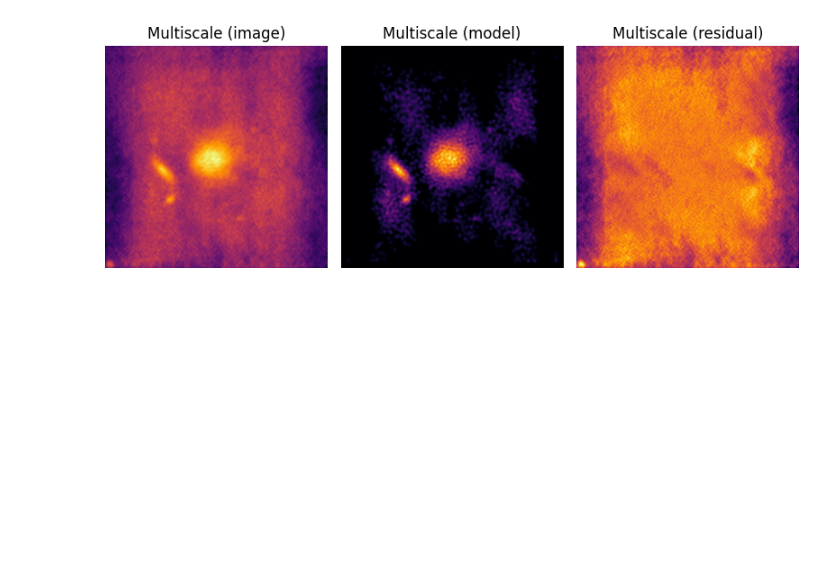
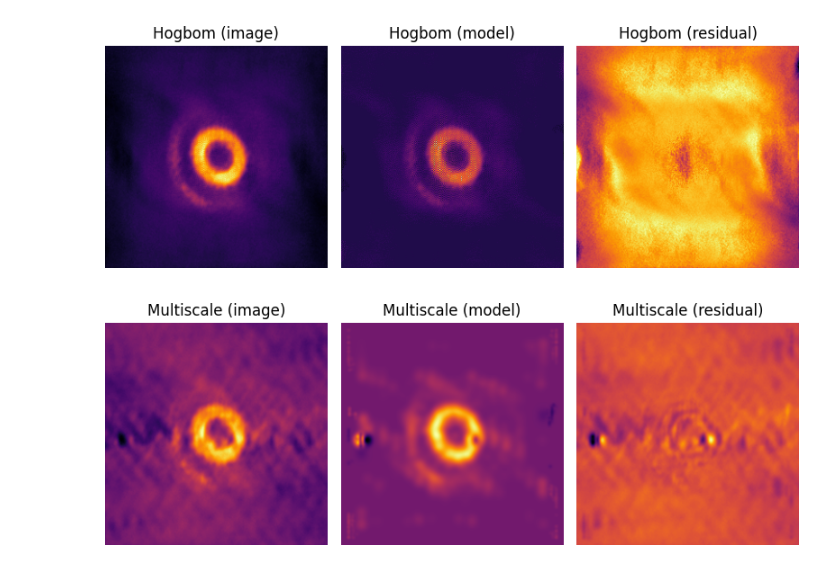
Before and after one commit to Luis-Valenzuela-Concha/AQuaRRAI, a Jupyter notebook: notebooks/preprocess_examples/example_imager.ipynb, the cells around one changed output. Cells and saved outputs as stored; diff of their text form; code cells hidden in the pictures; blank space fills up the shorter version.

```diff
--- a/notebooks/preprocess_examples/example_imager.ipynb
+++ b/notebooks/preprocess_examples/example_imager.ipynb
@@ -32,14 +28,29 @@ plot_image(image_path=str(image_path), title='Hogbom')
+# %%
+niter_hogbom = 40001
+tclean_config = {
+    'imsize': 256,
+    'cell': '0.02arcsec', # 0.02arcsec
+    'niter': niter_hogbom,
+    'weighting': 'natural',
+}
+
+imager.tclean_hogbom(config=tclean_config)
+
+image_path = ROOT / 'data/processed' / image / sim / f'tclean_hogbom_{niter_hogbom}'
+plot_image(image_path=str(image_path), title='Hogbom')
+# %% [output]
+[figure, added]
 # %%
-niter = 2500
+niter_multiscale = 2501
 tclean_multiscale_config = {
     'imsize': 256,
-    'cell': '0.02arcsec',
-    'niter': niter,
+    'cell': '0.02arcsec', # 0.02arcsec
+    'niter': niter_multiscale,
     'weighting': 'natural',
-    'scales': [0,5,100],
+    'scales': [0,5,15],
 }
 imager.tclean_multiscale(config=tclean_multiscale_config)
-image_path = ROOT / 'data/processed' / image / 'sim1' / f'tclean_multiscale_{niter}'
+image_path = ROOT / 'data/processed' / image / sim / f'tclean_multiscale_{niter_multiscale}'
 plot_image(image_path=str(image_path), title='Multiscale')
 # %% [output]
-[figure, old version]
+[figure, new version]
```
Also changed, not shown: parts of 6 cells of this notebook, 1 other file.
